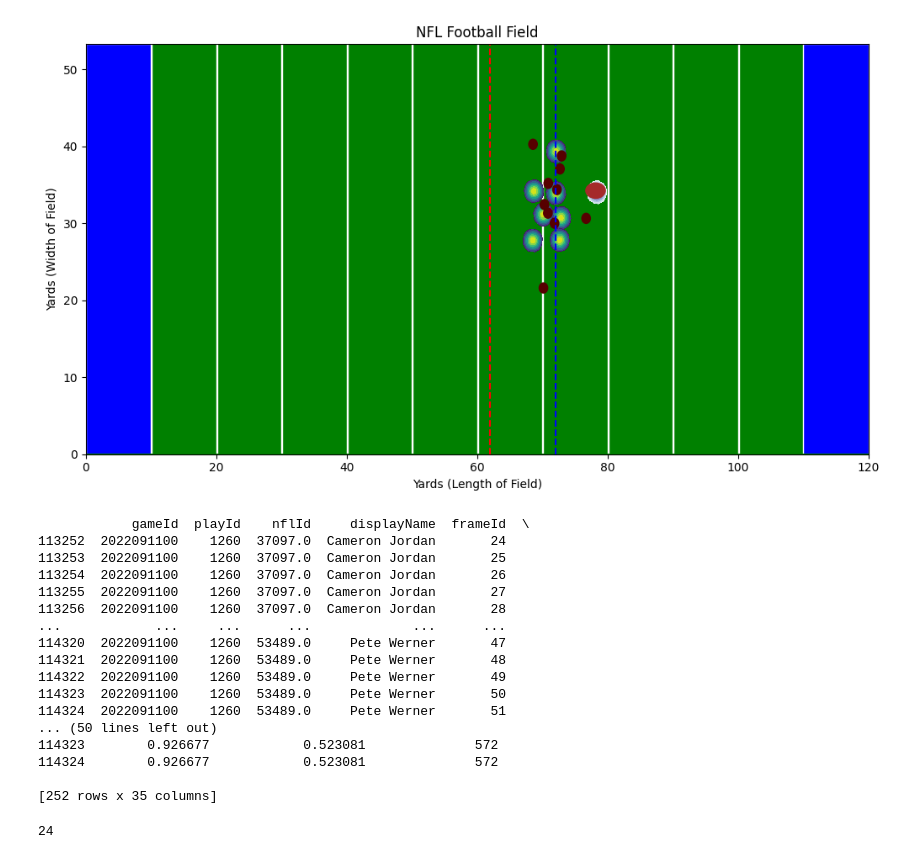
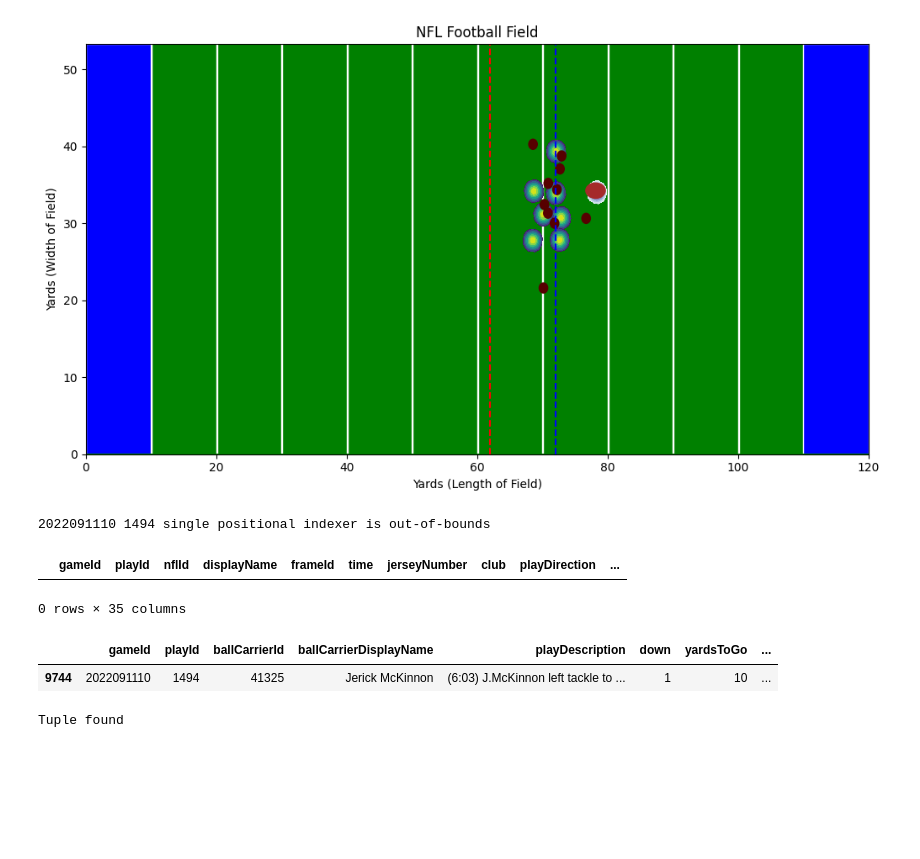
Before and after one commit to rudraravl/nfldatabowl2024, a Jupyter notebook: codemonkeynfl.ipynb, the cells around one changed output. Drawn from its saved outputs; the diff is of its cells as text; code cells hidden in the pictures; blank space fills up the shorter version.

```diff
--- a/codemonkeynfl.ipynb
+++ b/codemonkeynfl.ipynb
@@ -625,13 +675,6 @@ def chaseDownEfficiency(frames, dists):
             x_subset = x_data[indices]
             y_subset = y_data[indices]
             factor = abs(y_subset[0] - y_subset[-1]) / len(x_subset) #better weight for big distance covered in less time
-            # Ensure the subset is sorted by x values
-            # sorted_indices = np.argsort(x_subset)
-            # print(sorted_indices)
-            # x_sorted = x_subset[sorted_indices]
-            # y_sorted = y_subset[sorted_indices]
-
-            # Perform numerical integration using the trapezoidal rule or Simpson's rule
             integral += simps(y_subset, x_subset) * factor
             window_x = idx
             decreasing = False
@@ -641,13 +684,6 @@ def chaseDownEfficiency(frames, dists):
             x_subset = x_data[indices]
             y_subset = y_data[indices]
             factor = abs(y_subset[0] - y_subset[-1]) / len(x_subset)
-            # print('yayaya')
-            # Ensure the subset is sorted by x values
-            # sorted_indices = np.argsort(x_subset)
-            # x_sorted = x_subset[sorted_indices]
-            # y_sorted = y_subset[sorted_indices]
-
-            # Perform numerical integration using the trapezoidal rule or Simpson's rule
             integral -= simps(y_subset, x_subset) * (factor)
             window_x = idx
             decreasing = True
@@ -661,14 +697,14 @@ def chaseDownEfficiency(frames, dists):
     return integral
 
 for game_id, play_id, start_frame, def_club in play_nums:
-    if (not((game_id == 2022091100) and (play_id == 1260))):
-        continue
-    curr_play_def = valid_players[(valid_players['gameId'] == game_id) & (valid_players['playId'] == play_id)
-                                  & (valid_players['club'] == def_club)]
-    ball_carrier_id = valid_players[(valid_players['gameId'] == game_id) & (valid_players['playId'] == play_id)]['ballCarrierId'].iloc[0]
-    ball_carrier = valid_players[(valid_players['gameId'] == game_id) & (valid_players['playId'] == play_id)
-                                 & (valid_players['nflId'] == ball_carrier_id)]
-    print(curr_play_def)
+    curr_play = valid_players[(valid_players['gameId'] == game_id) & (valid_players['playId'] == play_id)]
+    curr_play_def = curr_play[curr_play['club'] == def_club]
+    try:
+        ball_carrier_id = curr_play['ballCarrierId'].iloc[0]
+    except Exception as e:
+        print(game_id, play_id,e)
+        break
+    ball_carrier = curr_play[curr_play['nflId'] == ball_carrier_id]
     for defender in curr_play_def['displayName'].unique():
         distances = []
         defender_data = curr_play_def[curr_play_def['displayName'] == defender]
@@ -693,7 +729,6 @@ for game_id, play_id, start_frame, def_club in play_nums:
             chaseDown = chaseDownEfficiency(defender_data['frameId'], distances)
         except Exception as e:
             print(game_id, play_id, defender, e)
-        break
         # plt.xlabel('Frame')
         # plt.ylabel('Distance to Ball Carrier')
         # plt.title(f'Distance from Defender {defender} to the Ball Carrier Over Time, Play: {game_id} {play_id}')
@@ -701,32 +736,20 @@ for game_id, play_id, start_frame, def_club in play_nums:
         # plt.legend()
         # plt.show()
 # %% [output]
-            gameId  playId    nflId     displayName  frameId  \
-113252  2022091100    1260  37097.0  Cameron Jordan       24
-113253  2022091100    1260  37097.0  Cameron Jordan       25
-113254  2022091100    1260  37097.0  Cameron Jordan       26
-113255  2022091100    1260  37097.0  Cameron Jordan       27
-113256  2022091100    1260  37097.0  Cameron Jordan       28
-...            ...     ...      ...             ...      ...
-114320  2022091100    1260  53489.0     Pete Werner       47
-114321  2022091100    1260  53489.0     Pete Werner       48
-114322  2022091100    1260  53489.0     Pete Werner       49
-114323  2022091100    1260  53489.0     Pete Werner       50
-114324  2022091100    1260  53489.0     Pete Werner       51
-... (50 lines left out)
-114323        0.926677            0.523081              572
-114324        0.926677            0.523081              572
-
-[252 rows x 35 columns]
+2022091110 1494 single positional indexer is out-of-bounds
-# %%
-dumb_play = valid_players[(valid_players['gameId'] == 2022091100) & (valid_players['playId'] == 1260)]
-dumb_play = dumb_play[dumb_play['displayName'] == "Cameron Jordan"]
-
-c = 0
-for _, frame in dumb_play.iterrows():  # Iterate through DataFrame rows
-    if frame['displayName'] == "Cameron Jordan":  # Check if displayName is Cameron Jordan
-        c += 1
-
-print(dumb_play['frameId'].min())
-# %% [output]
-24
+# %%
+dumb_play = valid_players[(valid_players['gameId'] == 2022091110) & (valid_players['playId'] == 1494)]
+dumb_play
+# %% [output]
+|  | gameId | playId | nflId | displayName | frameId | time | jerseyNumber | club | playDirection | ... |
+0 rows × 35 columns
+# %%
+plays[(plays['gameId'] == 2022091110) & (plays['playId'] == 1494)]
+# %% [output]
+|  | gameId | playId | ballCarrierId | ballCarrierDisplayName | playDescription | down | yardsToGo | ... |
+| 9744 | 2022091110 | 1494 | 41325 | Jerick McKinnon | (6:03) J.McKinnon left tackle to ... | 1 | 10 | ... |
+# %%
+found = any(tup[0] == 2022091110 and tup[1] == 1494 for tup in play_nums)
+print("Tuple found" if found else "Tuple not found")
+# %% [output]
+Tuple found
```
Also changed, not shown: parts of 5 cells of this notebook, 2 other files.
